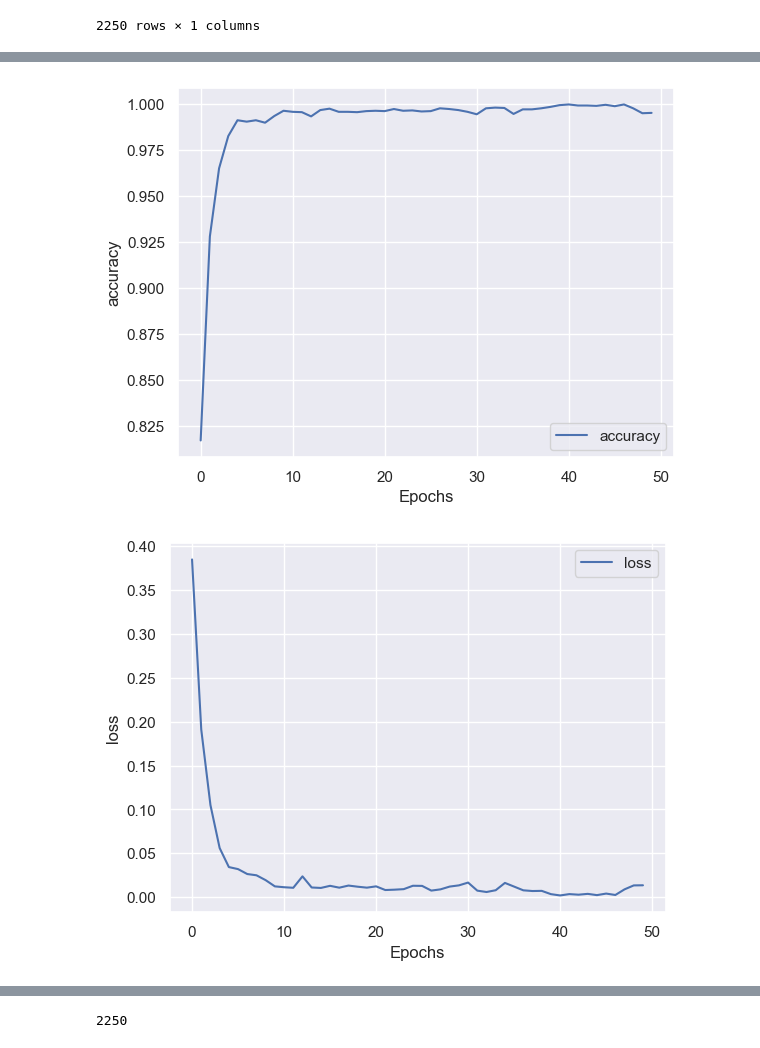
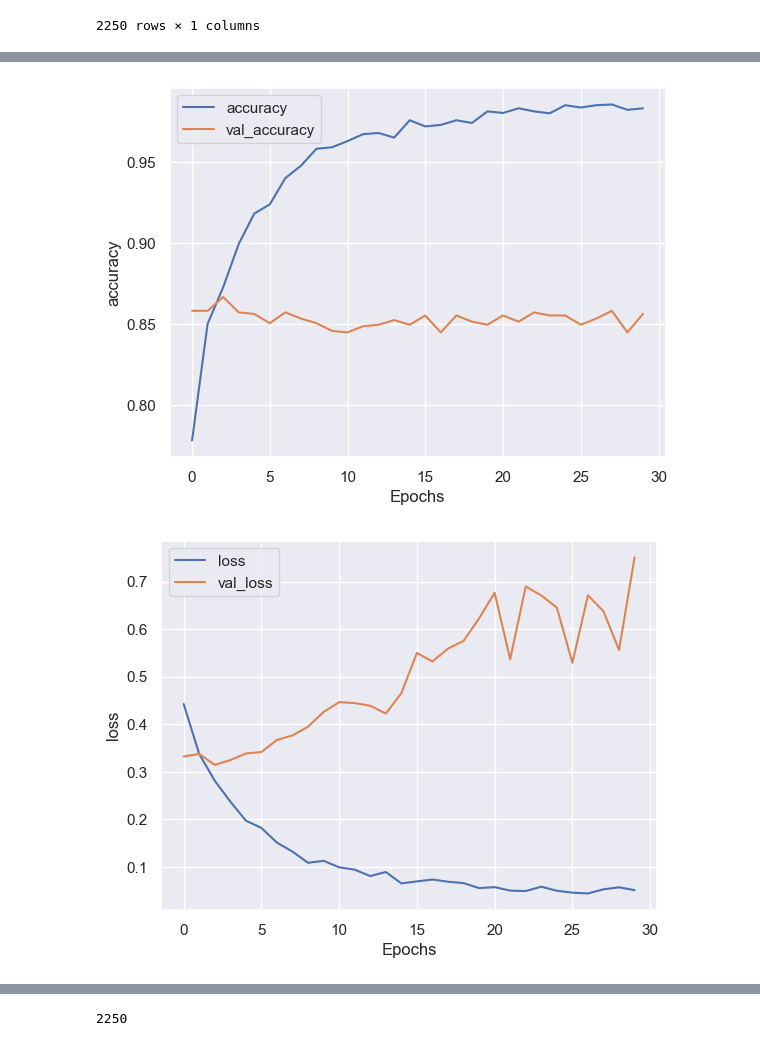
Before and after one commit to Harri200191/Fake_AI_Photos_Detection, a Jupyter notebook: Main.ipynb, the cells around one changed output, grey strips where cells are left out. Cells and saved outputs as stored; diff of their text form; code cells hidden in the pictures.

```diff
--- a/Main.ipynb
+++ b/Main.ipynb
@@ -100,3 +114,19 @@ final_df
 | 2248 | 2249 |
 | 2249 | 2250 |
 2250 rows × 1 columns
+# %%
+best_params = {
+    'num_leaves': 365,
+    'learning_rate': 0.09953504603121897,
+    'feature_fraction': 0.3147999395726483,
+    'bagging_fraction': 0.34847746710838445,
+    'bagging_freq': 5,
+    'min_child_samples': 100
+}
+
+model = lgbm.LGBMClassifier(**best_params)
+
+# Fit the model to the training data
+model.fit(x_train, y_train)
+
+model.score(x_test, y_test)
@@ -103,7 +165,7 @@ final_df
 # %%
 class myCallback(tf.keras.callbacks.Callback):
     def on_epoch_end(self, epoch, logs = {}):
-        if logs.get('accuracy') is not None and logs.get('accuracy') >= 1:
+        if logs.get('accuracy') is not None and logs.get('accuracy') > 1:
             print("\nReached 100% accuracy so cancelling training!")
             self.model.stop_training = True
 # %%
@@ -111,10 +173,11 @@ callbacks = myCallback()
 
 model = tf.keras.Sequential(
     [
-        tf.keras.layers.Dense(128, activation='relu'),
-        tf.keras.layers.Dropout(0.2),
-        tf.keras.layers.Dense(64, activation='relu'),
-        tf.keras.layers.Dropout(0.2),
+        tf.keras.layers.Dense(24, activation='relu'),
+        tf.keras.layers.Dense(1024, activation='relu'),
+        tf.keras.layers.Dropout(0.5),
+        tf.keras.layers.Dense(16, activation='relu'),
+        tf.keras.layers.Dense(8, activation='relu'),
         tf.keras.layers.Dense(1, activation='sigmoid')
     ]
 )
@@ -124,5 +187,5 @@ model.compile(optimizer=tf.keras.optimizers.Adam(),
 loss= "binary_crossentropy",
 metrics=['accuracy'])
 # %%
-history = model.fit(indep, dep, epochs = 50, callbacks=[callbacks])
+history = model.fit(x_train, y_train, epochs = 30, callbacks=[callbacks], validation_data= (x_test, y_test))
 # %% [output]
@@ -168,16 +209,17 @@ _________________________________________________________________
 # %%
 def plot_graphs(history, metric):
     plt.plot(history.history[metric])
+    plt.plot(history.history["val_{}".format(metric)])
     plt.xlabel("Epochs")
     plt.ylabel(metric)
     plt.legend([metric, f'val_{metric}'])
     plt.show()
 
 plot_graphs(history, "accuracy")
 plot_graphs(history, "loss")
 # %% [output]
-[figure, old version]
+[figure, new version]
-[figure, old version]
+[figure, new version]
 # %%
 model_predictions = model.predict(test_indep)
 
```
Also changed, not shown: parts of 10 cells of this notebook, 2 other files.
